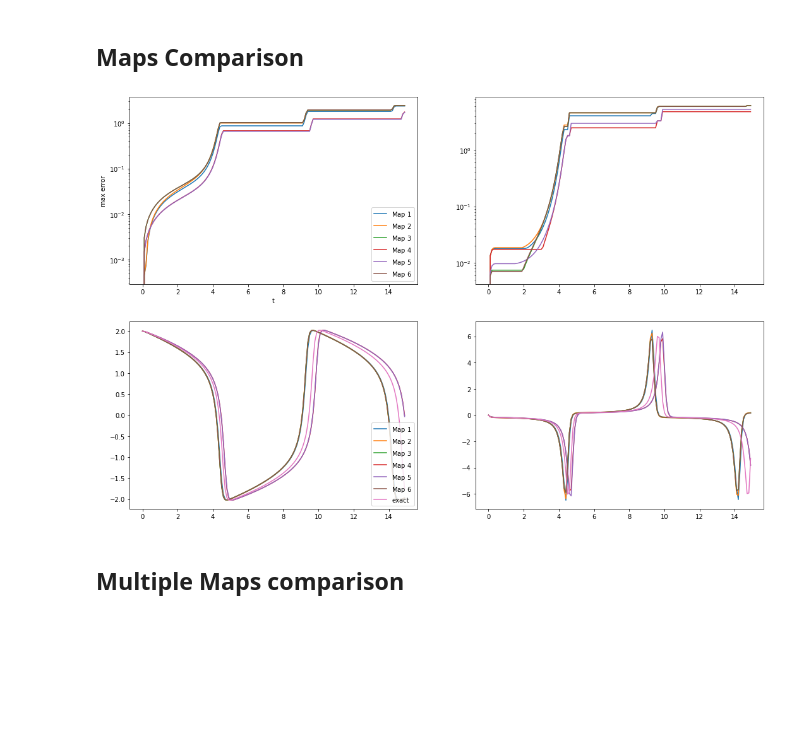
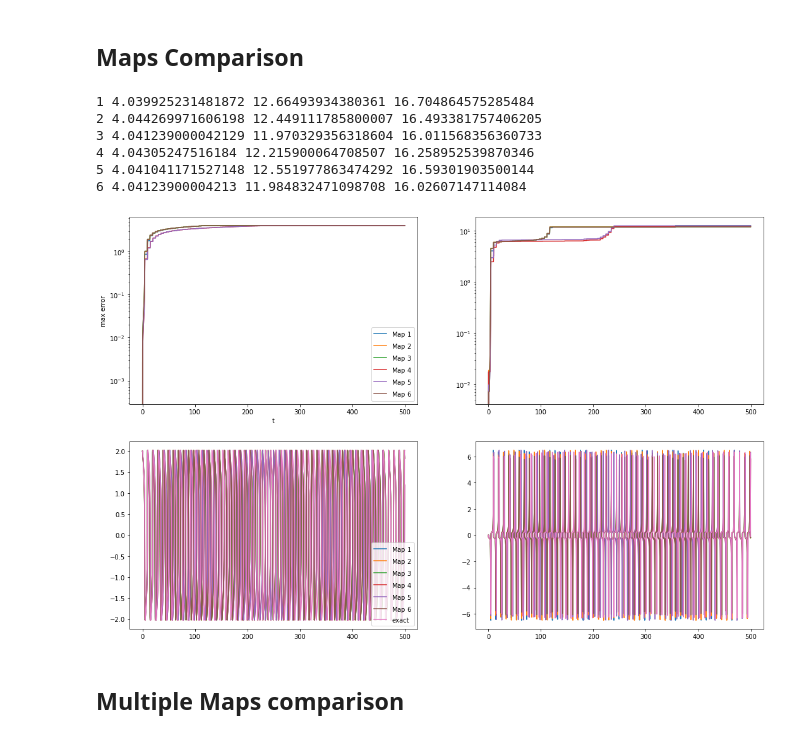
Before and after one commit to fzadra/VanDerPolContact, a Jupyter notebook: Permutations.ipynb, the cells around one changed output. Drawn from its saved outputs; the diff is of its cells as text; code cells hidden in the pictures; blank space fills up the shorter version.

```diff
--- a/Permutations.ipynb
+++ b/Permutations.ipynb
@@ -32,7 +32,7 @@ def ivp_vdp(y, t, mu, a, omega):
 # %% [markdown]
 ## Maps Comparison
 # %%
-tf = 15
+tf = 500
 p0, q0, s0 = 0, 2., 0.
 epsilon = 4
 vdp = VanDerPol(epsilon, 0, 0)
@@ -44,34 +44,41 @@ y_init, params = [2, 0], (4,0,0)
 
 y_odeint, info = si.odeint(ivp_vdp, y_init, tspan, params, rtol=1e-13, atol=1e-15, full_output=True)
 i=1
 for j in li.mappers:
     sol, sols, _ = li.multimapintegrate(stepper=li.step1, system=vdp, tspan=tspan, p0=p0, q0=q0, s0=s0, j=[j,j])
     errq=err(sol[:,1],y_odeint[:, 0])
     errs=err(sols, y_odeint[:, 1])
     plt.subplot(221)
     plt.xlabel("t")
     plt.ylabel("max error")
     plt.plot(tspan,errq,label=f"Map ${i}$")
     plt.yscale('log')
     plt.legend(loc='lower right')
     plt.subplot(222)
     plt.plot(tspan,errs,label=f"Map ${i}$")
     plt.yscale('log')
     plt.subplot(223)
     plt.plot(tspan,sol[:,1],label=f"Map ${i}$")
     plt.legend(loc='lower right')
     plt.subplot(224)
     plt.plot(tspan,sols,label=f";ap ${i}$")
+    print(i,np.max(errq),np.max(errs),np.max(errq+errs))
     i+=1
 
 plt.subplot(223)
 plt.plot(tspan,y_odeint[:, 0],label="exact")
 plt.legend(loc='lower right')
 plt.subplot(224)
 plt.plot(tspan,y_odeint[:, 1],label="exact")
 plt.show()
 # %% [output]
+1 4.039925231481872 12.66493934380361 16.704864575285484
+2 4.044269971606198 12.449111785800007 16.493381757406205
+3 4.041239000042129 11.970329356318604 16.011568356360733
+4 4.04305247516184 12.215900064708507 16.258952539870346
+5 4.041041171527148 12.551977863474292 16.59301903500144
+6 4.04123900004213 11.984832471098708 16.02607147114084
-[figure, old version]
+[figure, new version]
 # %% [markdown]
 ## Multiple Maps comparison
 # %%
```
Also changed, not shown: parts of 2 cells of this notebook.
